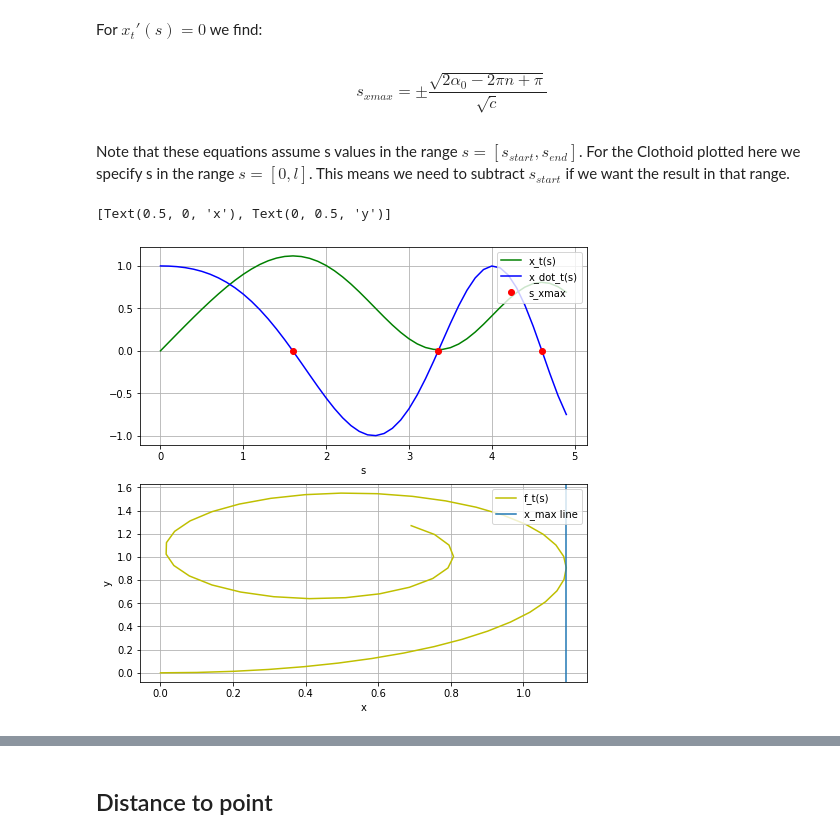
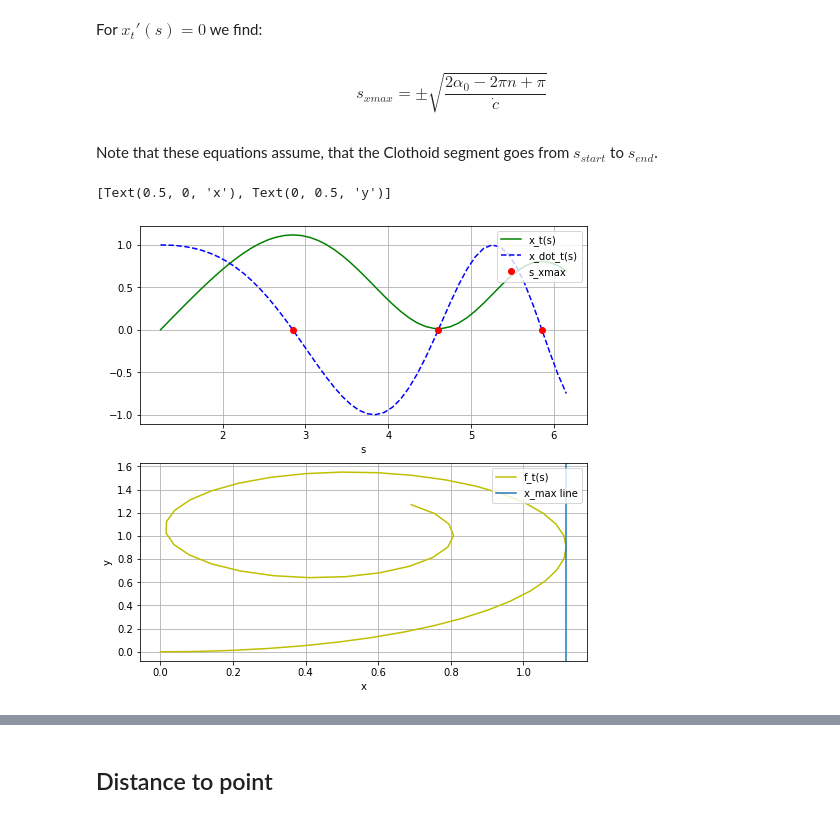
Before and after one commit to pageldev/ClothoidExploration, a Jupyter notebook: ClothoidExploration.ipynb, the cells around one changed output, grey strips where cells are left out. Drawn from its saved outputs; the diff is of its cells as text; code cells hidden in the pictures.

Commit message:
added some formulas for Clothoid segment with initial heading + bounding box for that

```diff
--- a/ClothoidExploration.ipynb
+++ b/ClothoidExploration.ipynb
@@ -184,43 +212,43 @@ s = [s_{start}, s_{end}]
 For $x_{t}'(s) = 0$ we find:
 # %% [markdown]
 \begin{equation*}
-s_{xmax} = \pm \frac{\sqrt{2 \alpha_{0} - 2 \pi n + \pi}}{\sqrt{\dot c}}
+s_{xmax} = \pm \sqrt{\frac{2 \alpha_{0} - 2 \pi n + \pi}{\dot c}}
 \end{equation*}
-# %% [markdown]
-Note that these equations assume s values in the range $s = [s_{start}, s_{end}]$. For the Clothoid plotted here we specify s in the range $s = [0, l]$. This means we need to subtract $s_{start}$ if we want the result in that range.
+# %% [markdown]
+Note that these equations assume, that the Clothoid segment goes from $s_{start}$ to $s_{end}$.
 # %%
 c_start = 0.6
 c_end = 3.0
 length = 5
 
 c_dot = (c_end - c_start)/length
 s_start = c_start/c_dot
 s_end = c_end/c_dot
 a0 = 0.5*s_start*s_start*c_dot
-s_vals = np.arange(0.0, length, 0.1)
+s_vals = np.arange(s_start, s_end, 0.1)
 a = np.sqrt(np.pi/np.abs(c_dot))
 fig, (ax1, ax2) = plt.subplots(2)
 
 f_x = lambda s : a * (sc.fresnel([s/a])[1][0])
 f_y = lambda s : a * (sc.fresnel([s/a])[0][0])
-f_x_t = lambda s : np.cos(-a0)*(f_x(s+s_start)-f_x(s_start)) - (np.sin(-a0) * (f_y(s+s_start)-f_y(s_start)))
-f_y_t = lambda s : np.sin(-a0)*(f_x(s+s_start)-f_x(s_start)) + (np.cos(-a0) * (f_y(s+s_start)-f_y(s_start)))
+f_x_t = lambda s : np.cos(a0)*(f_x(s)-f_x(s_start)) + np.sin(a0)*(f_y(s)-f_y(s_start))
+f_y_t = lambda s : np.cos(a0)*(f_y(s)-f_y(s_start)) - np.sin(a0)*(f_x(s)-f_x(s_start))
 ax2.plot([f_x_t(s) for s in s_vals], [f_y_t(s) for s in s_vals], 'y-', label="f_t(s)")
 ax1.plot(s_vals, [f_x_t(s) for s in s_vals], 'g-', label="x_t(s)")
 
-f_x_dot_t = lambda s : np.cos(-a0)*np.cos(0.5* (s+s_start)**2 *c_dot) - np.sin(-a0)*np.sin(0.5* (s+s_start)**2 *c_dot)
-ax1.plot(s_vals, [f_x_dot_t(s) for s in s_vals], 'b-', label="x_dot_t(s)")
+f_x_dot_t = lambda s : np.cos(a0)*np.cos(0.5*(s**2)*c_dot) + np.sin(a0)*np.sin(0.5*(s**2)*c_dot)
+ax1.plot(s_vals, [f_x_dot_t(s) for s in s_vals], 'b--', label="x_dot_t(s)")
 
-f_s_xmax = lambda n : np.sqrt((2*a0 - 2*np.pi*n + np.pi)/c_dot) - s_start
+f_s_xmax = lambda n : np.sqrt((2*a0 - 2*np.pi*n + np.pi)/c_dot)
 ax1.plot([f_s_xmax(0), f_s_xmax(-1), f_s_xmax(-2)], [0, 0, 0], 'ro', label="s_xmax")
 ax2.axvline(f_x_t(f_s_xmax(0)), 0, 1, label='x_max line')
 
 ax1.legend(loc="upper right")
 ax1.set(xlabel="s")
 ax1.grid(True)
 ax2.legend(loc="upper right")
 ax2.grid(True)
 ax2.set(xlabel="x", ylabel="y")
 # %% [output]
 [Text(0.5, 0, 'x'), Text(0, 0.5, 'y')]
-[figure, old version]
+[figure, new version]
```
Also changed, not shown: parts of 27 cells of this notebook.
